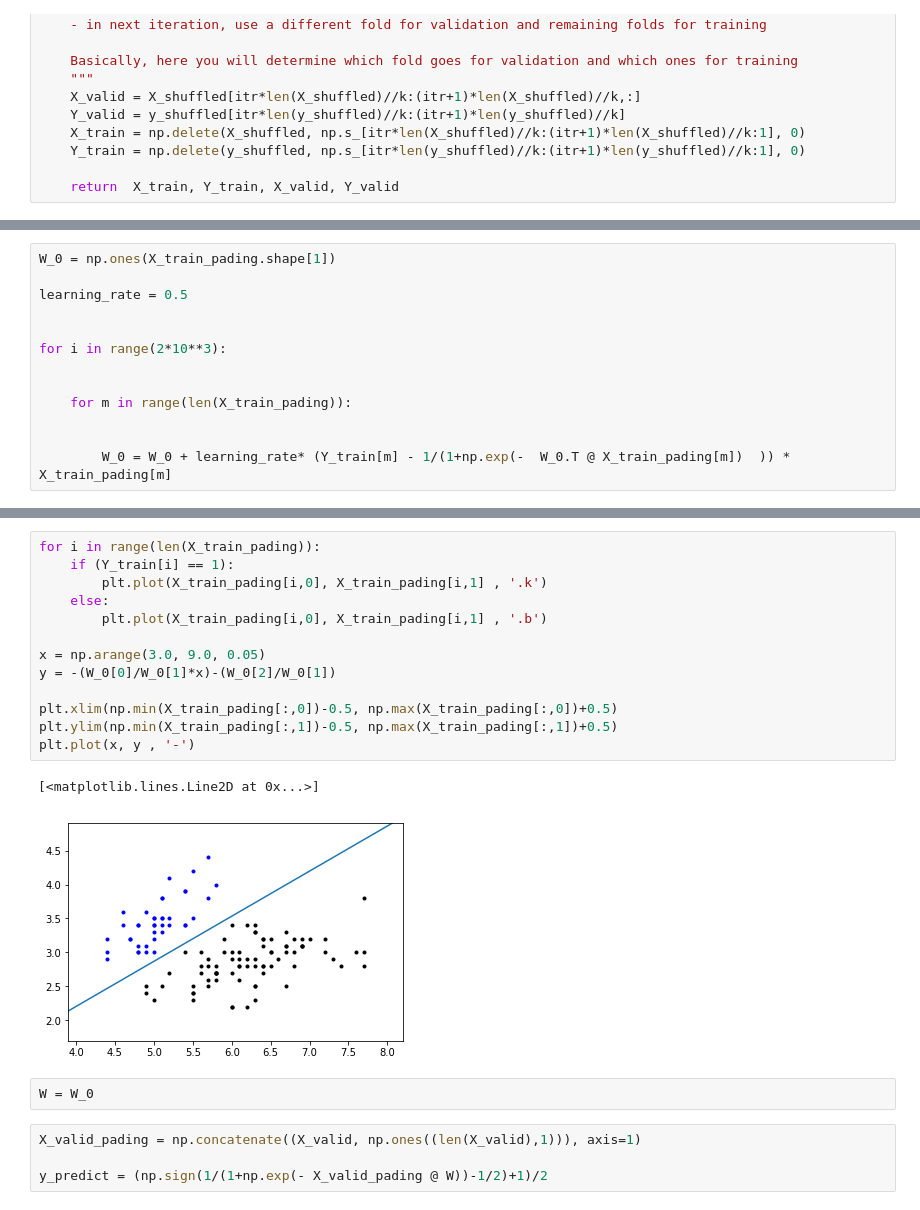
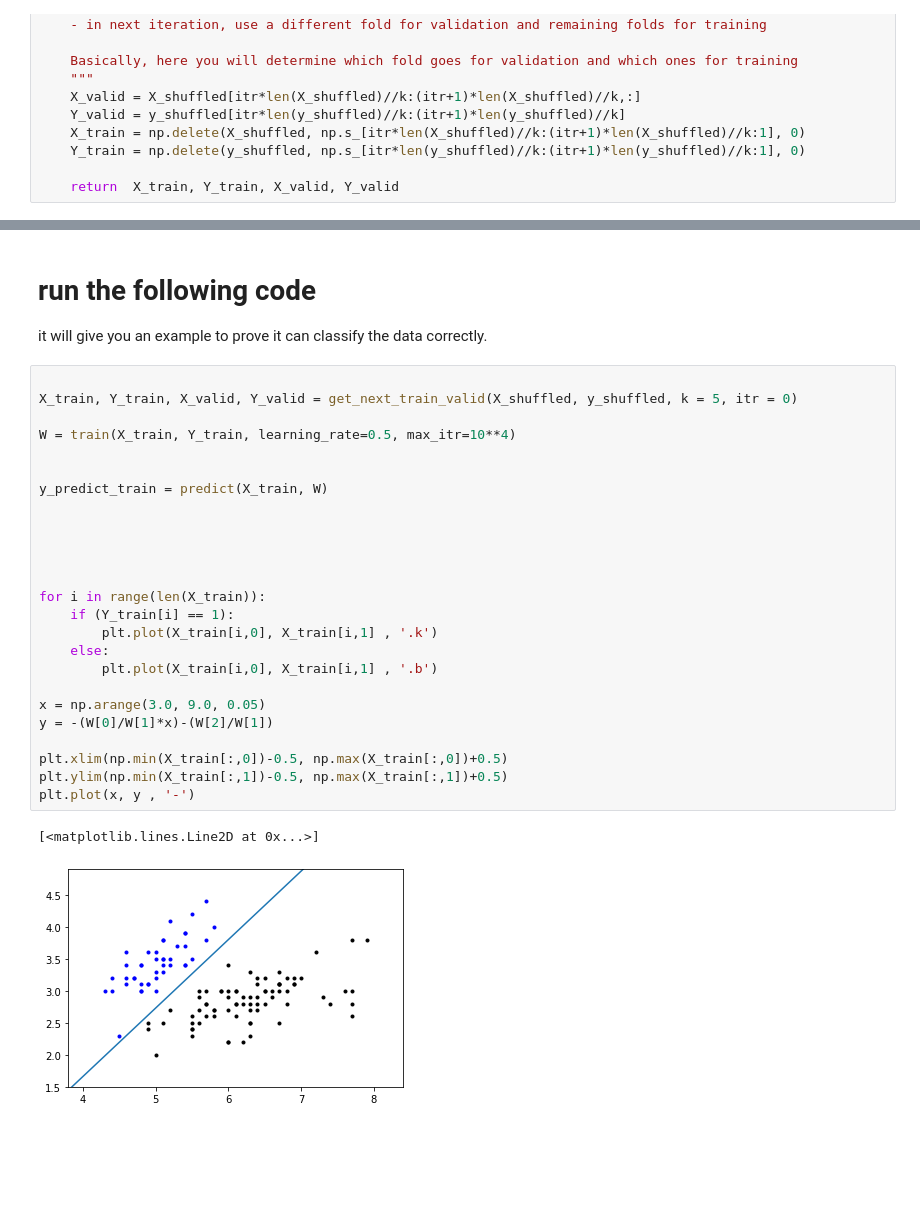
Before and after one commit to djzts/CSCI5525, a Jupyter notebook: HW1-data/HW1_logistical .ipynb, the cells around one changed output, grey strips where cells are left out. Drawn from its saved outputs; the diff is of its cells as text; blank space fills up the shorter version.

```diff
--- a/HW1-data/HW1_logistical .ipynb
+++ b/HW1-data/HW1_logistical .ipynb
@@ -51,16 +59,3 @@ def predict(X_valid, W ):
     y_predict = (np.sign(1/(1+np.exp(- X_valid_pading @ W))-1/2)+1)/2
 
     return y_predict
-# %%
-W_0 = np.ones(X_train_pading.shape[1])
-
-learning_rate = 0.5
-
-
-for i in range(2*10**3):
-
-
-    for m in range(len(X_train_pading)):
-
-
-        W_0 = W_0 + learning_rate* (Y_train[m] - 1/(1+np.exp(-  W_0.T @ X_train_pading[m])  )) * X_train_pading[m]
@@ -71,22 +175,31 @@ for i in range(2*10**3):
+# %% [markdown]
+# run the following code
+it will give you an example to prove it can classify the data correctly.
 # %%
-for i in range(len(X_train_pading)):
+
+X_train, Y_train, X_valid, Y_valid = get_next_train_valid(X_shuffled, y_shuffled, k = 5, itr = 0)
+
+W = train(X_train, Y_train, learning_rate=0.5, max_itr=10**4)
+
+
+y_predict_train = predict(X_train, W)
+
+
+
+
+
+for i in range(len(X_train)):
     if (Y_train[i] == 1):
-        plt.plot(X_train_pading[i,0], X_train_pading[i,1] , '.k')
+        plt.plot(X_train[i,0], X_train[i,1] , '.k')
     else:
-        plt.plot(X_train_pading[i,0], X_train_pading[i,1] , '.b')
+        plt.plot(X_train[i,0], X_train[i,1] , '.b')
 
 x = np.arange(3.0, 9.0, 0.05)
-y = -(W_0[0]/W_0[1]*x)-(W_0[2]/W_0[1])
+y = -(W[0]/W[1]*x)-(W[2]/W[1])
 
-plt.xlim(np.min(X_train_pading[:,0])-0.5, np.max(X_train_pading[:,0])+0.5)
-plt.ylim(np.min(X_train_pading[:,1])-0.5, np.max(X_train_pading[:,1])+0.5)
+plt.xlim(np.min(X_train[:,0])-0.5, np.max(X_train[:,0])+0.5)
+plt.ylim(np.min(X_train[:,1])-0.5, np.max(X_train[:,1])+0.5)
 plt.plot(x, y , '-')
 # %% [output]
 [<matplotlib.lines.Line2D at 0x...>]
-[figure, old version]
+[figure, new version]
-# %%
-W = W_0
-# %%
-X_valid_pading = np.concatenate((X_valid, np.ones((len(X_valid),1))), axis=1)
-
-y_predict = (np.sign(1/(1+np.exp(- X_valid_pading @ W))-1/2)+1)/2
```
Also changed, not shown: parts of 10 cells of this notebook, 1 other file.
